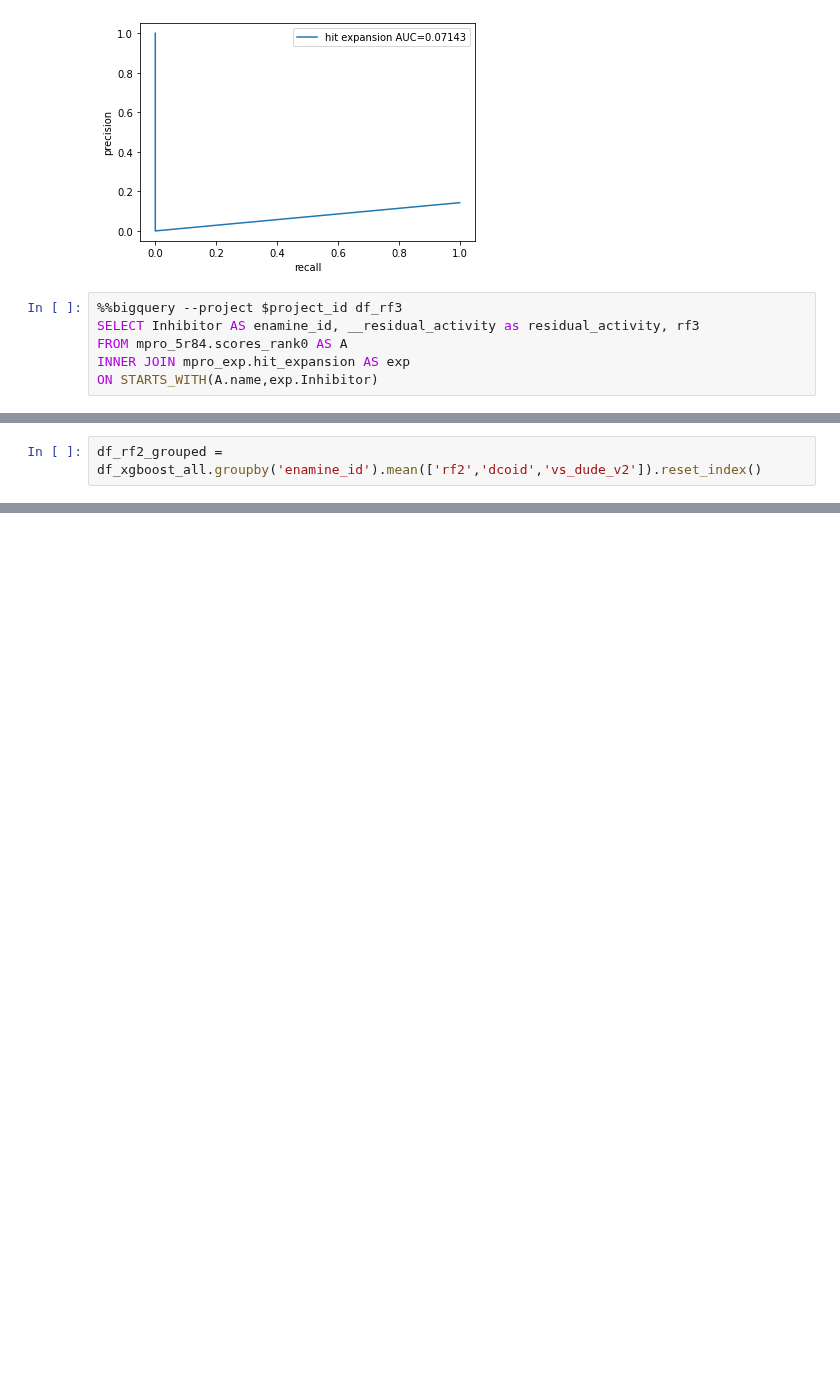
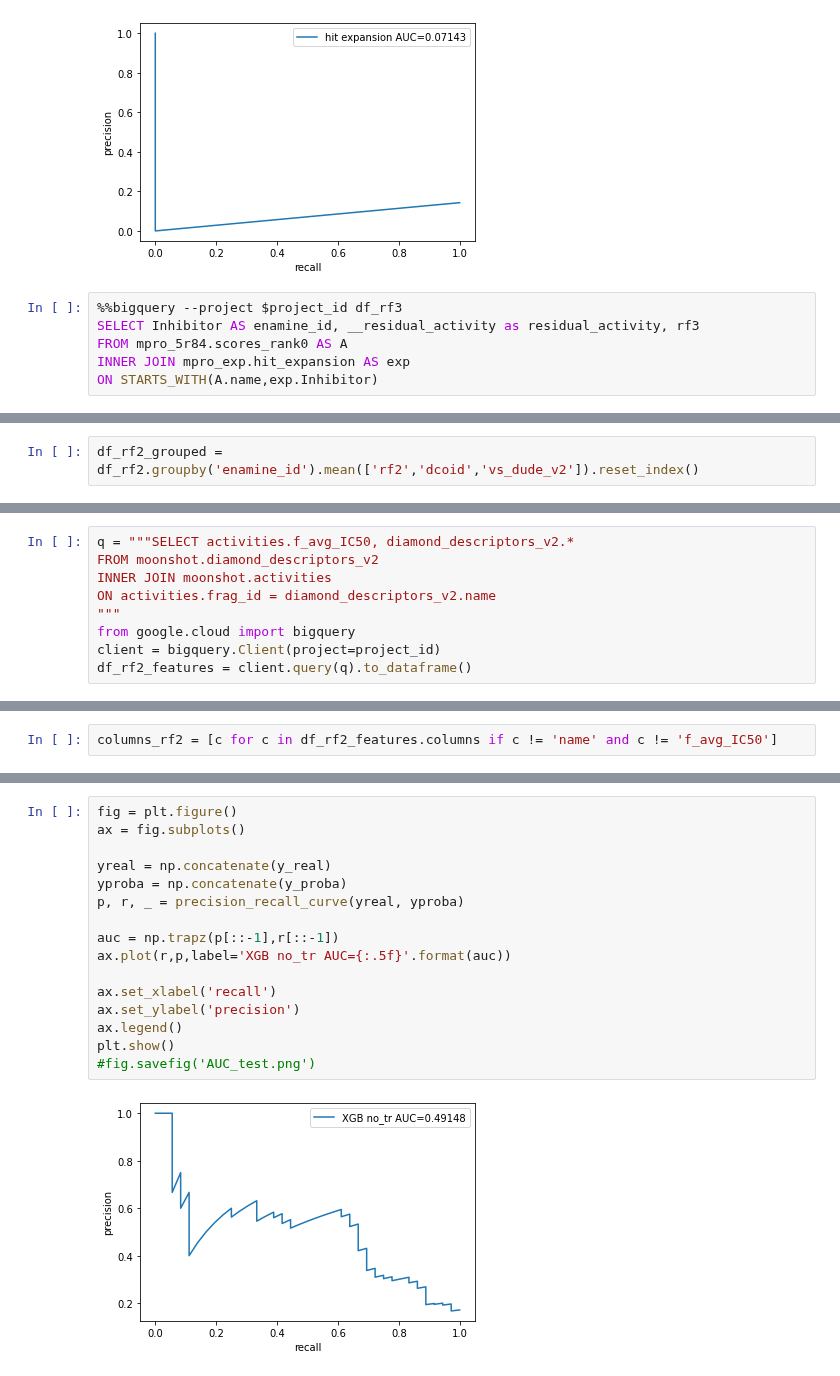
Before and after one commit to jglaser/gigadocking_notebooks, a Jupyter notebook: ML.ipynb, the cells around one changed output, grey strips where cells are left out. Cells and saved outputs as stored; diff of their text form; blank space fills up the shorter version.

```diff
--- a/ML.ipynb
+++ b/ML.ipynb
@@ -488,5 +485,5 @@ Query executing: 102.04s
 # %%
-df_rf2_grouped = df_xgboost_all.groupby('enamine_id').mean(['rf2','dcoid','vs_dude_v2']).reset_index()
+df_rf2_grouped = df_rf2.groupby('enamine_id').mean(['rf2','dcoid','vs_dude_v2']).reset_index()
 # %%
 fig = plt.figure()
 ax = fig.subplots()
@@ -510,0 +512,9 @@ plt.show()
+# %%
+q = """SELECT activities.f_avg_IC50, diamond_descriptors_v2.*
+FROM moonshot.diamond_descriptors_v2
+INNER JOIN moonshot.activities
+ON activities.frag_id = diamond_descriptors_v2.name
+"""
+from google.cloud import bigquery
+client = bigquery.Client(project=project_id)
+df_rf2_features = client.query(q).to_dataframe()
@@ -510,0 +525,2 @@ plt.show()
+# %%
+columns_rf2 = [c for c in df_rf2_features.columns if c != 'name' and c != 'f_avg_IC50']
@@ -510,0 +594,18 @@ plt.show()
+# %%
+fig = plt.figure()
+ax = fig.subplots()
+
+yreal = np.concatenate(y_real)
+yproba = np.concatenate(y_proba)
+p, r, _ = precision_recall_curve(yreal, yproba)
+
+auc = np.trapz(p[::-1],r[::-1])
+ax.plot(r,p,label='XGB no_tr AUC={:.5f}'.format(auc))
+
+ax.set_xlabel('recall')
+ax.set_ylabel('precision')
+ax.legend()
+plt.show()
+#fig.savefig('AUC_test.png')
+# %% [output]
+[figure, added]
```
Also changed, not shown: parts of 7 cells of this notebook.
